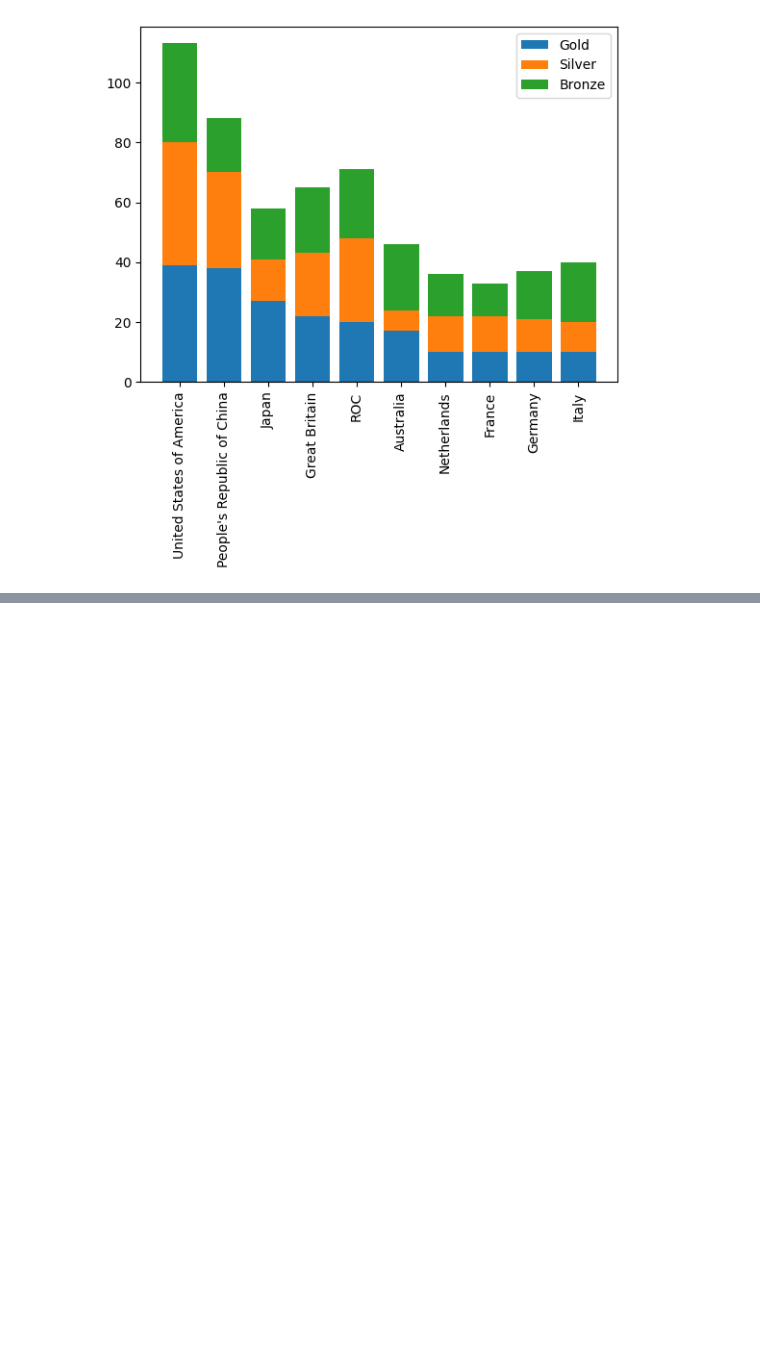
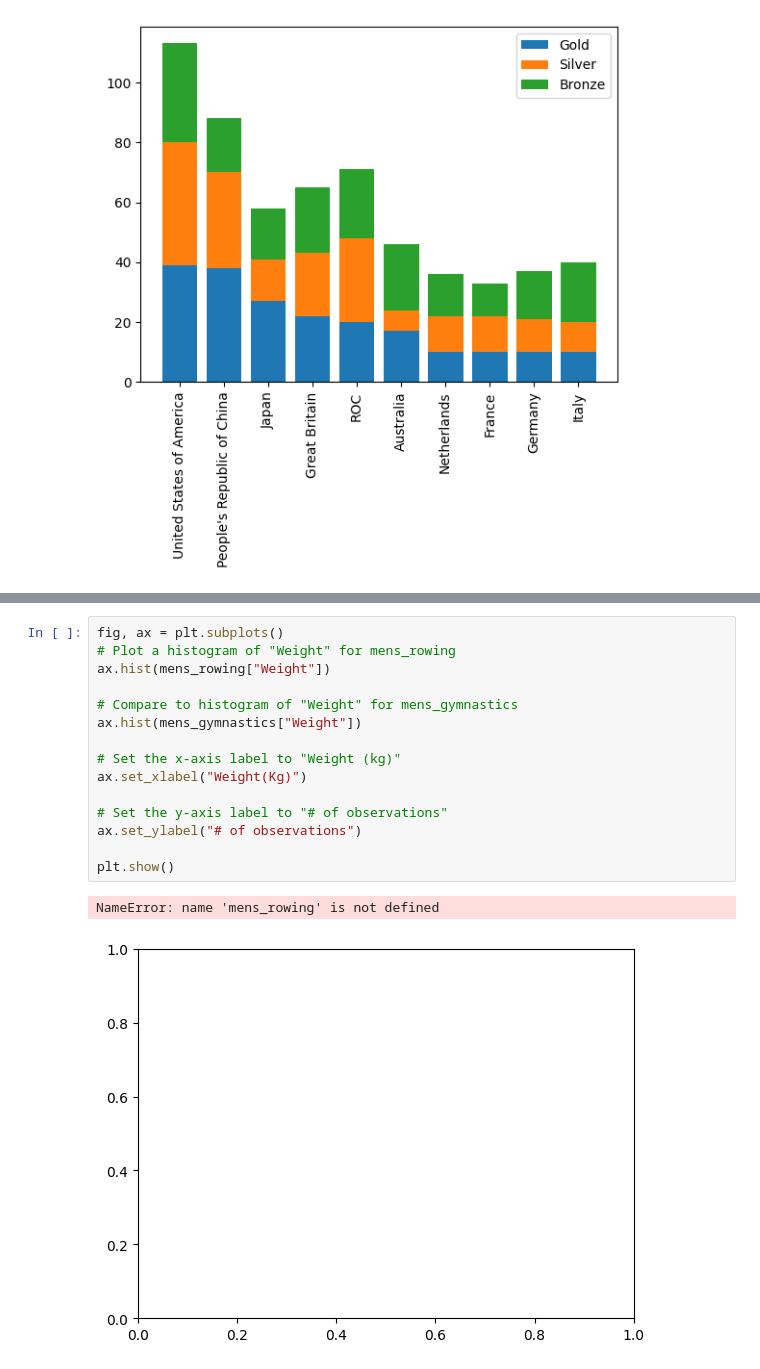
Before and after one commit to HayateSato/DS_Practice, a Jupyter notebook: Matplotlib.ipynb, the cells around one changed output, grey strips where cells are left out. Drawn from its saved outputs; the diff is of its cells as text; blank space fills up the shorter version.

```diff
--- a/Matplotlib.ipynb
+++ b/Matplotlib.ipynb
@@ -253,0 +264,18 @@ plt.show()
+# %%
+fig, ax = plt.subplots()
+# Plot a histogram of "Weight" for mens_rowing
+ax.hist(mens_rowing["Weight"])
+
+# Compare to histogram of "Weight" for mens_gymnastics
+ax.hist(mens_gymnastics["Weight"])
+
+# Set the x-axis label to "Weight (kg)"
+ax.set_xlabel("Weight(Kg)")
+
+# Set the y-axis label to "# of observations"
+ax.set_ylabel("# of observations")
+
+plt.show()
+# %% [output]
+NameError: name 'mens_rowing' is not defined
+[figure, added]
```
Also changed, not shown: parts of 3 cells of this notebook.
